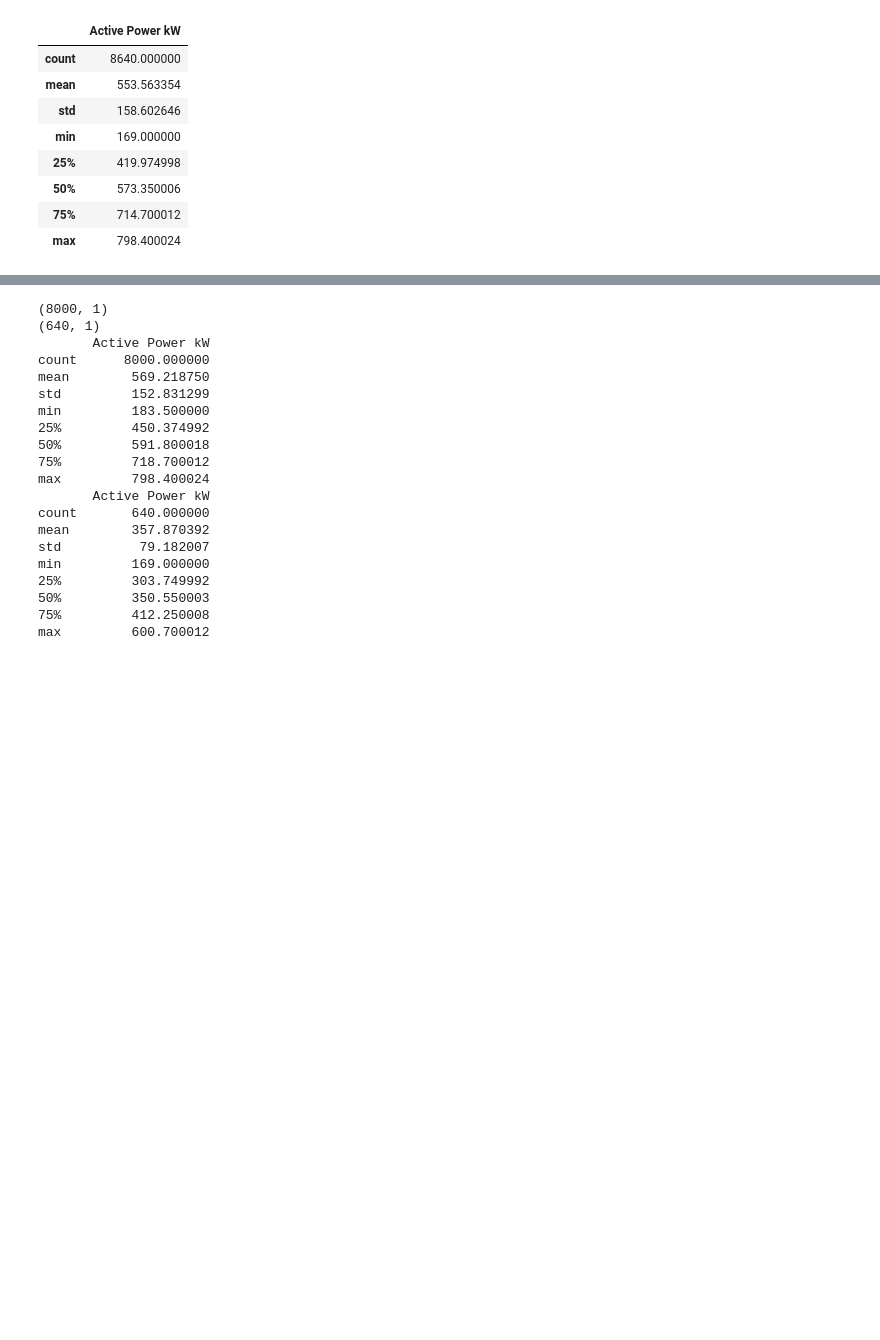
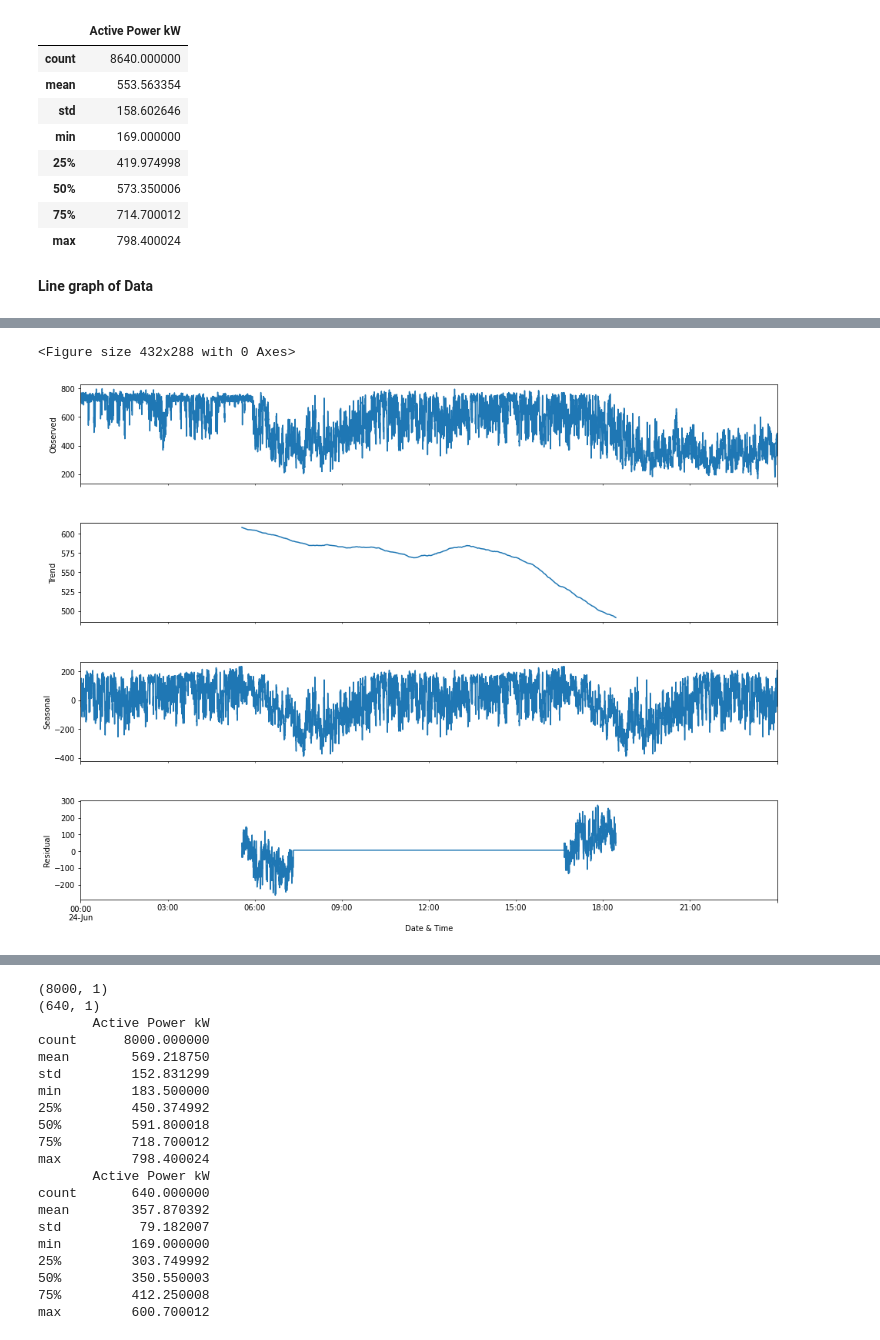
Before and after one commit to entc-17-fyp-20/WPF_Data_Visualization, a Jupyter notebook: ARIMA_model.ipynb, the cells around one changed output, grey strips where cells are left out. Drawn from its saved outputs; the diff is of its cells as text; code cells hidden in the pictures; blank space fills up the shorter version.

```diff
--- a/ARIMA_model.ipynb
+++ b/ARIMA_model.ipynb
@@ -116,4 +120,6 @@ active_power.describe()
 | 50% | 573.350006 |
 | 75% | 714.700012 |
 | max | 798.400024 |
+# %% [markdown]
+**Line graph of Data**
 # %%
@@ -122,2 +129,12 @@ fig.show()
 # %% [output]
 [interactive output not drawn]
+# %%
+from statsmodels.tsa.seasonal import seasonal_decompose
+decompose_data = seasonal_decompose(active_power, model="additive",freq=4000)
+
+fig = plt.figure()
+fig = decompose_data.plot()
+fig.set_size_inches(15,12)
+# %% [output]
+<Figure size 432x288 with 0 Axes>
+[figure, added]
```
Also changed, not shown: parts of 13 cells of this notebook.
